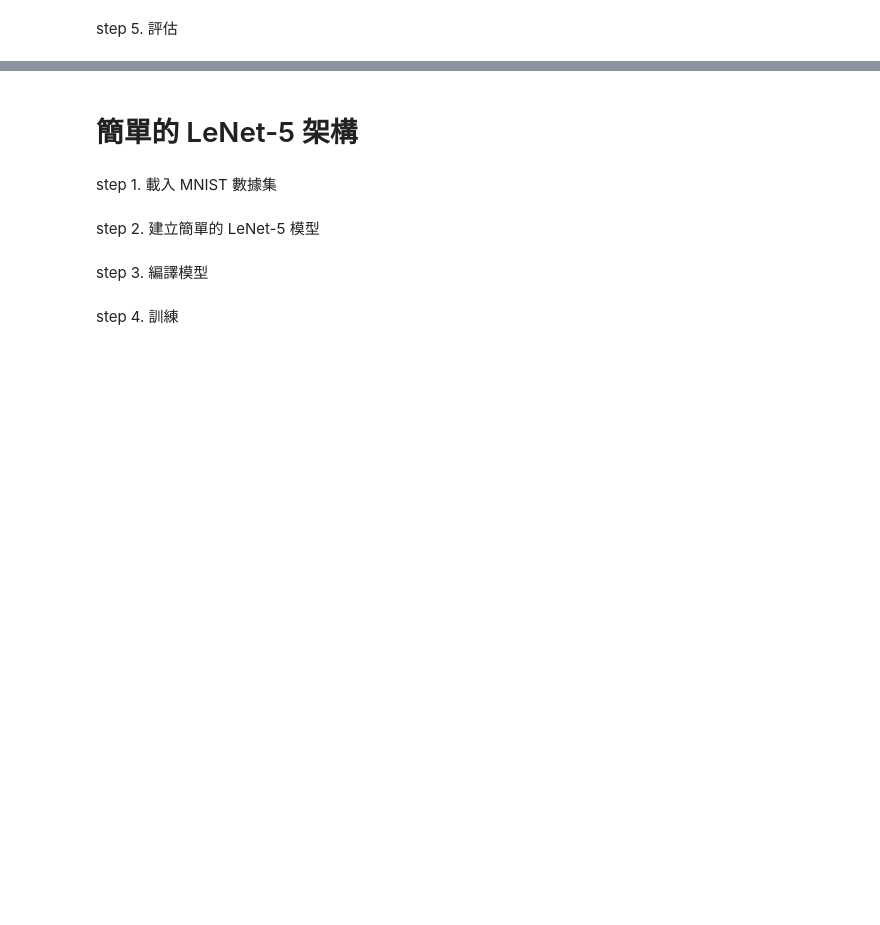
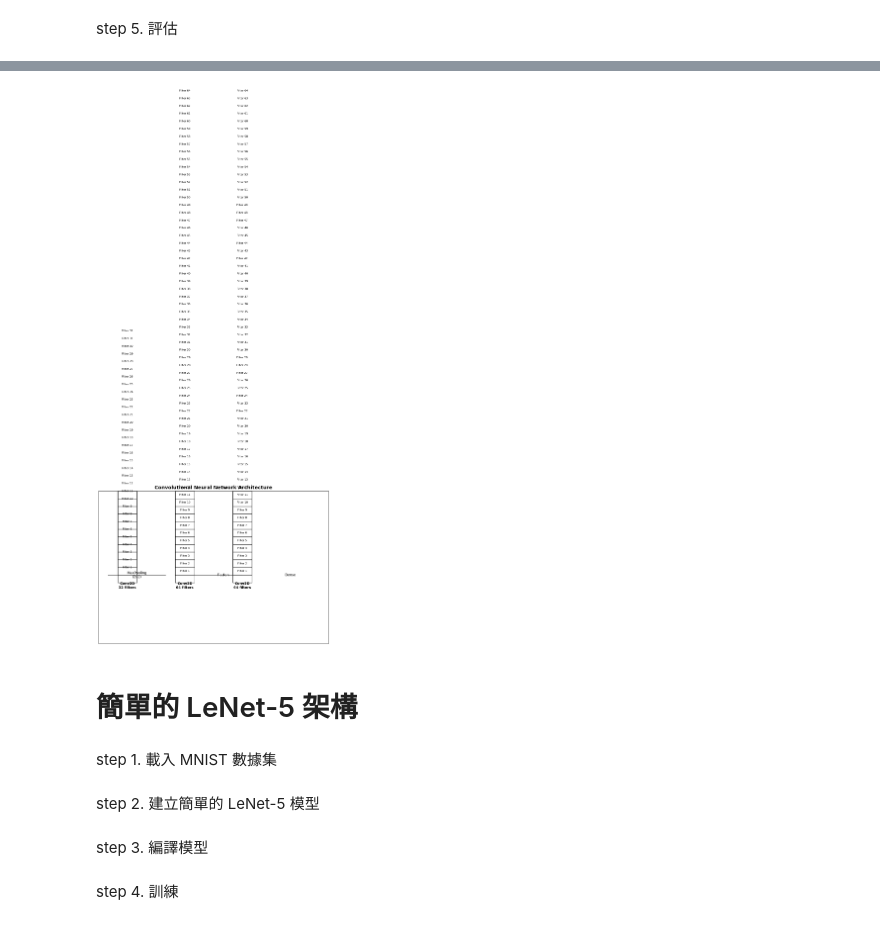
Before and after one commit to KaiaLee/CNN_practice, a Jupyter notebook: MNIST_CNN.ipynb, the cells around one changed output, grey strips where cells are left out. Cells and saved outputs as stored; diff of their text form; code cells hidden in the pictures; blank space fills up the shorter version.

```diff
--- a/MNIST_CNN.ipynb
+++ b/MNIST_CNN.ipynb
@@ -172,3 +263,47 @@ _________________________________________________________________
+# %%
+import matplotlib.pyplot as plt
+import matplotlib.patches as patches
+
+def draw_conv_layer(ax, position, num_filters, filter_size, layer_name):
+    for i in range(num_filters):
+        rect = patches.Rectangle((position[0], position[1] + i * 0.5), filter_size[0], filter_size[1], linewidth=1, edgecolor='black', facecolor='none')
+        ax.add_patch(rect)
+        ax.text(position[0] + filter_size[0] / 2, position[1] + i * 0.5 + filter_size[1] / 2, f'Filter {i + 1}', ha='center', va='center', fontsize=8)
+
+    ax.text(position[0] + filter_size[0] / 2, position[1] - 0.2, layer_name, ha='center', va='center', fontsize=10, fontweight='bold')
+
+def draw_model_architecture():
+    fig, ax = plt.subplots(figsize=(12, 8))
+
+    # 設置坐標軸
+    ax.set_xlim(0, 12)
+    ax.set_ylim(0, 10)
+    ax.set_xticks([])
+    ax.set_yticks([])
+
+    # 繪製層
+    draw_conv_layer(ax, (1, 4), num_filters=32, filter_size=(1, 2), layer_name='Conv2D\n32 filters')
+    draw_conv_layer(ax, (4, 4), num_filters=64, filter_size=(1, 1.5), layer_name='Conv2D\n64 filters')
+    draw_conv_layer(ax, (7, 4), num_filters=64, filter_size=(1, 1.5), layer_name='Conv2D\n64 filters')
+
+    # 繪製其他層
+    ax.plot([0.5, 1], [4.5, 4.5], 'k-')
+    ax.plot([1, 3.5], [4.5, 4.5], 'k-')
+    ax.plot([4, 5], [4.5, 4.5], 'k-')
+    ax.plot([5, 7.5], [4.5, 4.5], 'k-')
+    ax.plot([7, 8], [4.5, 4.5], 'k-')
+
+    ax.text(2, 4.5, 'MaxPooling\n(2x2)', ha='center', va='center', fontsize=10)
+    ax.text(6.5, 4.5, 'Flatten', ha='center', va='center', fontsize=10)
+    ax.text(10, 4.5, 'Dense', ha='center', va='center', fontsize=10)
+
+    plt.title('Convolutional Neural Network Architecture', fontsize=14, fontweight='bold')
+    plt.show()
+
+# 畫出模型架構
+draw_model_architecture()
+# %% [output]
+[figure, added]
 # %% [markdown]
 # 簡單的 LeNet-5 架構
 # %% [markdown]
```
Also changed, not shown: parts of 15 cells of this notebook.
